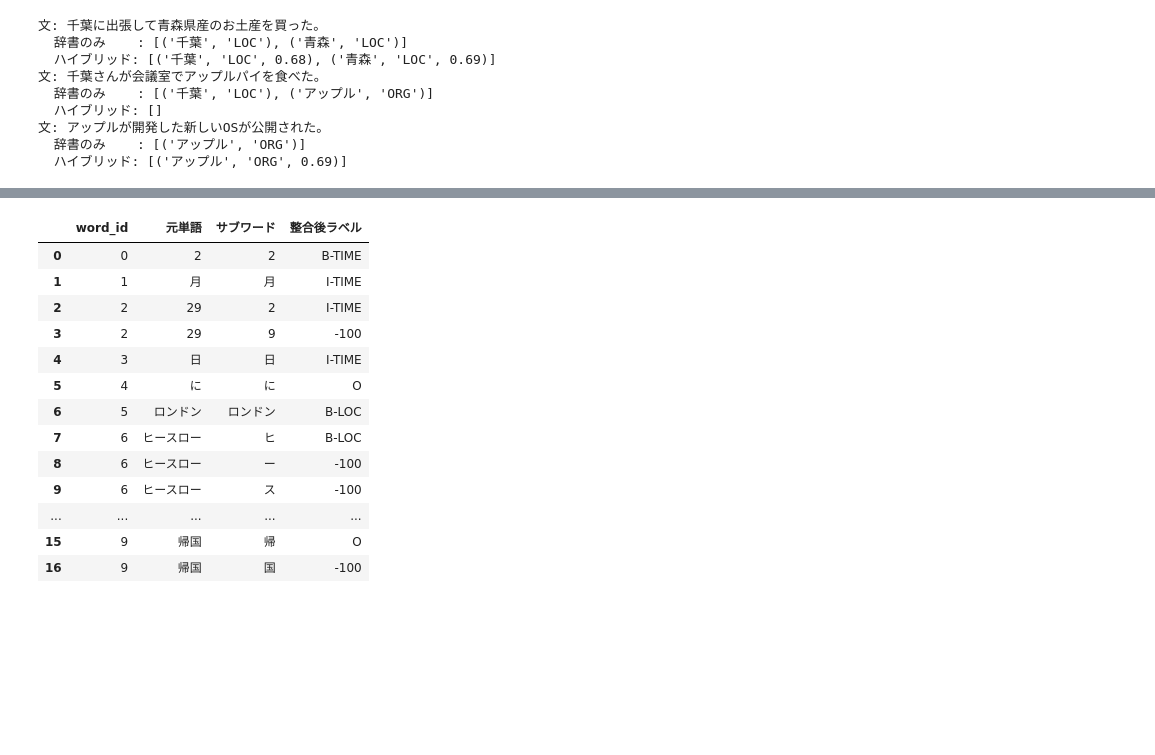
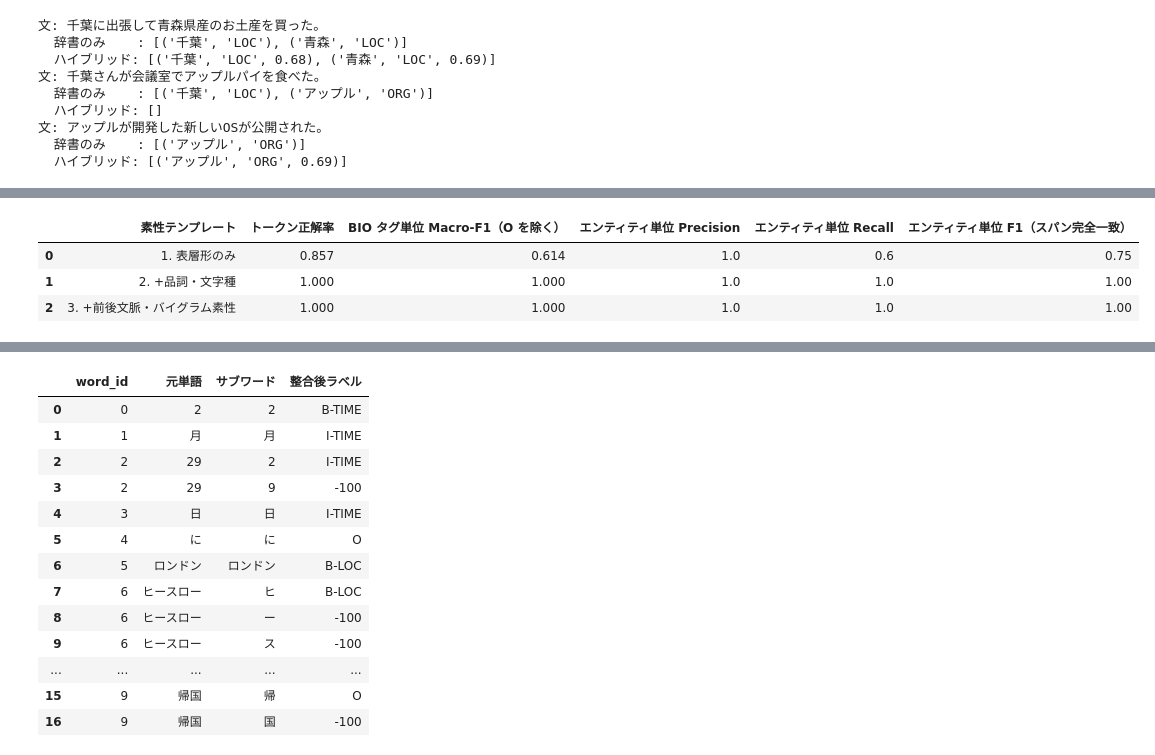
Before and after one commit to mamorlis/nlpbook, a Jupyter notebook: notebooks/ch3_ner_gazetteer_subword.ipynb, the cells around one changed output, grey strips where cells are left out. Cells and saved outputs as stored; diff of their text form; code cells hidden in the pictures; blank space fills up the shorter version.

```diff
--- a/notebooks/ch3_ner_gazetteer_subword.ipynb
+++ b/notebooks/ch3_ner_gazetteer_subword.ipynb
@@ -151,0 +275,97 @@ BERT などの事前学習モデルで固有表現認識を解く際は、単語
+# %%
+def char_type(s):
+    if s.isdigit():
+        return "DIGIT"
+    if all("ァ" <= ch <= "ヶ" or ch == "ー" for ch in s):
+        return "KATA"
+    if all("ぁ" <= ch <= "ん" for ch in s):
+        return "HIRA"
+    if all("\u4e00" <= ch <= "\u9fff" for ch in s):
+        return "KANJI"
+    return "MIXED"
+
+def extract_features(sent, i, level):
+    word, pos1, pos2 = sent[i]
+    feats = {"bias": 1.0, "w": word}
+
+    if level >= 2:
+        feats.update({
+            "pos1": pos1,
+            "pos2": pos2,
+            "ctype": char_type(word),
+        })
+
+    if level >= 3:
+        if i > 0:
+            pw, ppos1, _ = sent[i - 1]
+            feats.update({
+                "-1:w": pw,
+                "-1:pos1": ppos1,
+                "-1_0:w": f"{pw}/{word}",      # バイグラム素性
+            })
+        else:
+            feats["BOS"] = True
+
+        if i < len(sent) - 1:
+            nw, npos1, _ = sent[i + 1]
+            feats.update({
+                "+1:w": nw,
+                "+1:pos1": npos1,
+                "0_+1:w": f"{word}/{nw}",      # バイグラム素性
+            })
+        else:
+            feats["EOS"] = True
+
+    return feats
+
+def evaluate_entity_spans(dataset, y_pred):
+    '''decode_bio(return_spans=True) を用いてエンティティ単位 Precision / Recall / F1 を計算する'''
+    tp = fp = fn = 0
+    for (sent, gold), pred in zip(dataset, y_pred):
+        toks = [w for w, _, _ in sent]
+        gold_spans = set(decode_bio(toks, gold, return_spans=True))
+        pred_spans = set(decode_bio(toks, pred, return_spans=True))
+        tp += len(gold_spans & pred_spans)
+        fp += len(pred_spans - gold_spans)
+        fn += len(gold_spans - pred_spans)
+    prec = tp / (tp + fp) if (tp + fp) > 0 else 0.0
+    rec = tp / (tp + fn) if (tp + fn) > 0 else 0.0
+    f1 = 2 * prec * rec / (prec + rec) if (prec + rec) > 0 else 0.0
+    return prec, rec, f1
+
+results = []
+models = {}
+for level, desc in [
+    (1, "1. 表層形のみ"),
+    (2, "2. +品詞・文字種"),
+    (3, "3. +前後文脈・バイグラム素性"),
+]:
+    X_train = [[extract_features(s, i, level) for i in range(len(s))] for s, _ in train_data]
+    y_train = [tags for _, tags in train_data]
+    X_test = [[extract_features(s, i, level) for i in range(len(s))] for s, _ in test_data]
+    y_test = [tags for _, tags in test_data]
+
+    crf = sklearn_crfsuite.CRF(algorithm="lbfgs", c1=0.1, c2=0.1, max_iterations=100, all_possible_transitions=True)
+    crf.fit(X_train, y_train)
+    y_pred = crf.predict(X_test)
+    models[level] = (crf, y_pred)
+
+    ent_labels = ["B-PER", "B-ORG", "I-ORG", "B-LOC"]
+    f1_macro = crf_metrics.flat_f1_score(y_test, y_pred, average="macro", labels=ent_labels, zero_division=0)
+    acc = crf_metrics.flat_accuracy_score(y_test, y_pred)
+    span_p, span_r, span_f1 = evaluate_entity_spans(test_data, y_pred)
+    results.append({
+        "素性テンプレート": desc,
+        "トークン正解率": round(acc, 3),
+        "BIO タグ単位 Macro-F1（O を除く）": round(f1_macro, 3),
+        "エンティティ単位 Precision": round(span_p, 3),
+        "エンティティ単位 Recall": round(span_r, 3),
+        "エンティティ単位 F1（スパン完全一致）": round(span_f1, 3),
+    })
+
+pd.DataFrame(results)
+# %% [output]
+|  | 素性テンプレート | トークン正解率 | BIO タグ単位 Macro-F1（O を除く） | エンティティ単位 Precision | エンティティ単位 Recall | エンティティ単位 F1（スパン完全一致） |
+| 0 | 1. 表層形のみ | 0.857 | 0.614 | 1.0 | 0.6 | 0.75 |
+| 1 | 2. +品詞・文字種 | 1.000 | 1.000 | 1.0 | 1.0 | 1.00 |
+| 2 | 3. +前後文脈・バイグラム素性 | 1.000 | 1.000 | 1.0 | 1.0 | 1.00 |
```
Also changed, not shown: parts of 12 cells of this notebook, 9 other files.
